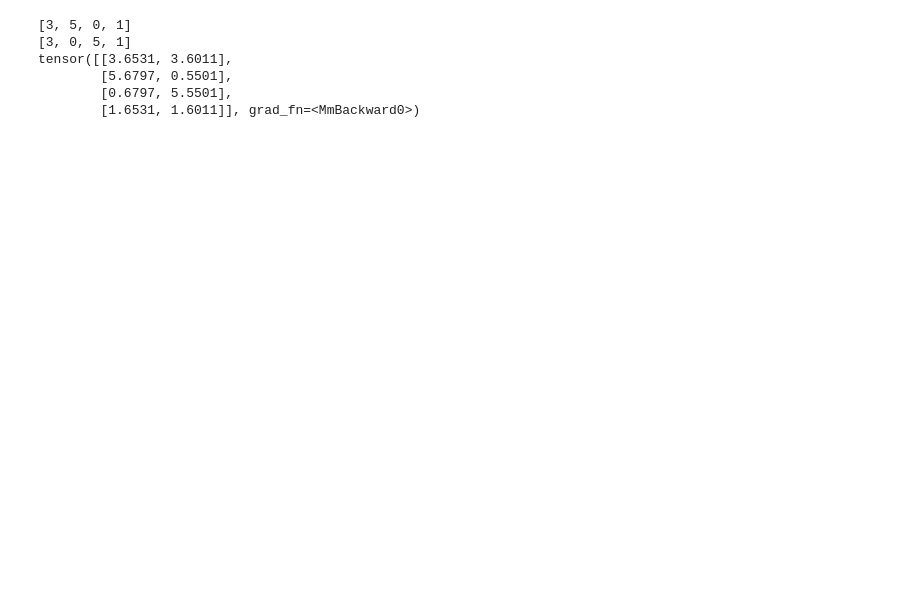
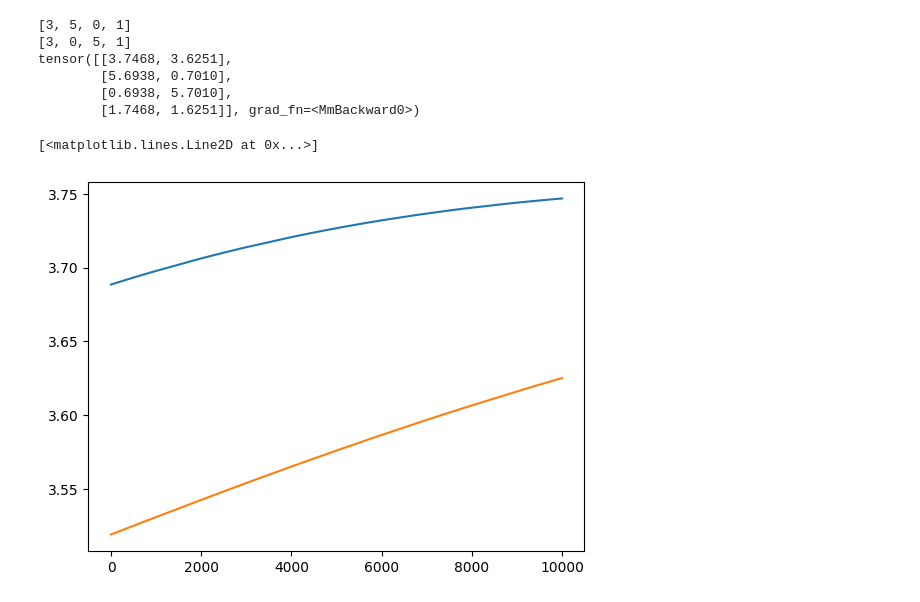
Before and after one commit to gametekker/pdilemn, a Jupyter notebook: SGDCGD.ipynb, the cells around one changed output. Drawn from its saved outputs; the diff is of its cells as text; code cells hidden in the pictures; blank space fills up the shorter version.

```diff
--- a/SGDCGD.ipynb
+++ b/SGDCGD.ipynb
@@ -81,25 +96,41 @@ tensor([[3.6820, 3.6378],
 # %%
 from CGDs import ACGD
 lr = 0.0001
 
 pl1=Player(P1_beliefs,[r1,t1,p1,s1])
 pl2=Player(P2_beliefs,[r2,p2,t2,s2])
 env=PlayerEnv(pl1,pl2,.2)
 optimizer = ACGD(max_params=pl1.parameters(), min_params=pl2.parameters(), lr_max=lr, lr_min=lr)
 
 # max_parems is maximizing the objective function while the min_params is trying to minimizing it.
 # BCGD(max_params=G.parameters(), min_params=D.parameters(), lr_max=lr, lr_min=lr, device=device)
 # ACGD: Adaptive CGD;
-for epoch in range(100):
-    reward=-env.play().sum()
+plot=[[],[]] #plotting
+for epoch in range(10000):
+    """
+    An aggregate is taken - the reward of the first player is added, the second player's is subtracted
+    First player tries to maximize this
+    Second player tries to minimize this
+    """
+    reward=env.play()
+    plot[0].append(float(reward[0,0])) #plotting
+    plot[1].append(float(reward[0,1])) #plotting
+    pl1reward = reward[:, 0].sum()
+    pl2reward = reward[:, 1].sum()
+    reward = pl1reward - pl2reward
     optimizer.zero_grad()
     optimizer.step(loss=reward)
 
 print(env.play())
+
+plt.plot(plot[0], label="Player 1") #plotting
+plt.plot(plot[1], label="Player 2") #plotting
 # %% [output]
 [3, 5, 0, 1]
 [3, 0, 5, 1]
-tensor([[3.6531, 3.6011],
-        [5.6797, 0.5501],
-        [0.6797, 5.5501],
-        [1.6531, 1.6011]], grad_fn=<MmBackward0>)
+tensor([[3.7468, 3.6251],
+        [5.6938, 0.7010],
+        [0.6938, 5.7010],
+        [1.7468, 1.6251]], grad_fn=<MmBackward0>)
+[<matplotlib.lines.Line2D at 0x...>]
+[figure, added]
```
Also changed, not shown: parts of 2 cells of this notebook.
